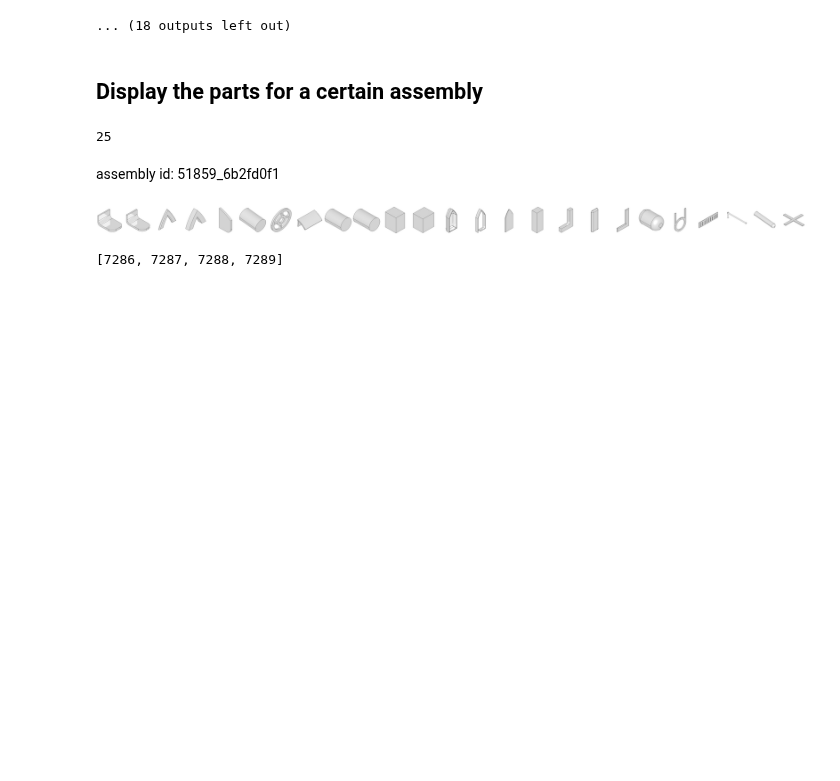
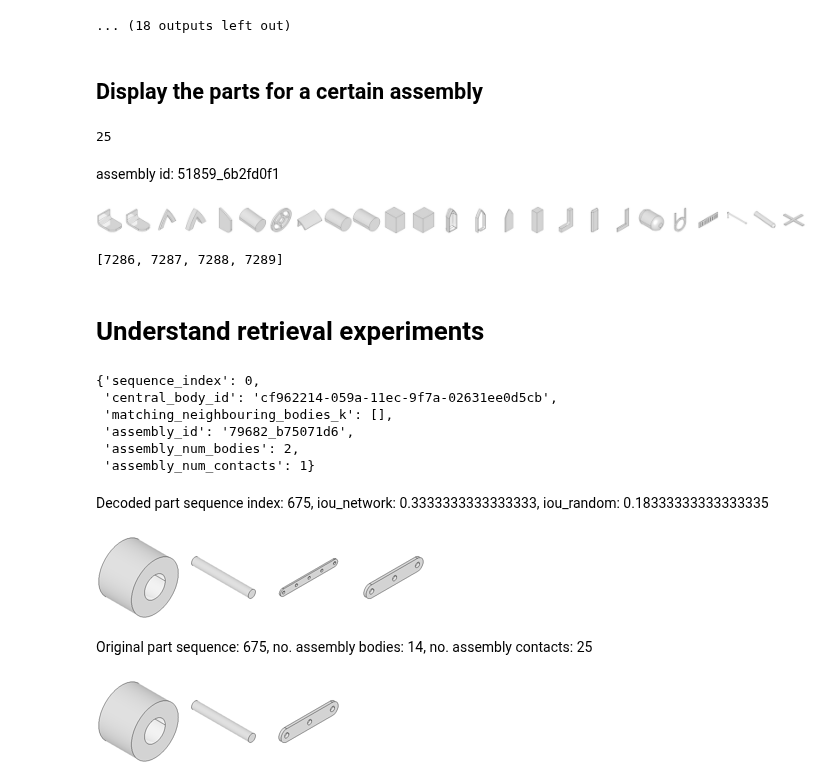
Before and after one commit to gymbeijing/mechanism-identification-public, a Jupyter notebook: search_parts.ipynb, the cells around one changed output. Drawn from its saved outputs; the diff is of its cells as text; code cells hidden in the pictures; blank space fills up the shorter version.

Commit message:
Wrote retrieval result display notebook cell

```diff
--- a/search_parts.ipynb
+++ b/search_parts.ipynb
@@ -222,4 +222,4 @@ def decode_seq_clip_emb_1(in_seq, head_number, all_norm_list):
 #         closest_emb_list.append(closest_emb_idx)
 #     all_rec_closest_emb_list.append(closest_emb_list)
 
-all_rec_closest_emb_list = decode_seq_1(rec_seq, 100, all_rec_norm_list)
+all_rec_closest_emb_list = decode_seq_1(rec_seq, 1000, all_rec_norm_list)
@@ -284,4 +234,4 @@ Closest distance: 0.1978447288274765
 #         closest_emb_list.append(closest_emb_idx)
 #     all_ori_closest_emb_list.append(closest_emb_list)
 
-all_ori_closest_emb_list = decode_seq_1(ori_seq, 100, all_ori_norm_list)
+all_ori_closest_emb_list = decode_seq_1(ori_seq, 1000, all_ori_norm_list)
@@ -1228,3 +1128,57 @@ indices
 aid_to_part_indice_map['114349_2774708d']
 # %% [output]
 [7286, 7287, 7288, 7289]
+# %% [markdown]
+# Understand retrieval experiments
+# %%
+results = load_json("model_outputs/result_retrieve_1.json")
+# %%
+results[0]
+# %% [output]
+{'sequence_index': 0,
+ 'central_body_id': 'cf962214-059a-11ec-9f7a-02631ee0d5cb',
+ 'matching_neighbouring_bodies_k': [],
+ 'assembly_id': '79682_b75071d6',
+ 'assembly_num_bodies': 2,
+ 'assembly_num_contacts': 1}
+# %%
+vid = '00'
+valid_indices = []
+
+for seq in results:
+    if len(seq["matching_neighbouring_bodies_k"]) > 0:
+        valid_indices.append(seq["sequence_index"])
+# %%
+index = 99
+sequence_index = valid_indices[index]
+result = results[sequence_index]
+result_aid = result["assembly_id"]
+result_c_body_id = result["central_body_id"]
+result_neigh_bodies = result["matching_neighbouring_bodies_k"][0]["matching_neighboring_bodies"]
+result_iou_network = result["matching_neighbouring_bodies_k"][0]["iou_network"]
+result_iou_random = result["matching_neighbouring_bodies_k"][0]["random_baseline_iou"]
+result_a_size = result["assembly_num_bodies"]
+result_contacts = result["assembly_num_contacts"]
+
+img_name_list = []
+img_name_list.append(f"./raw_data/{vid}/0000_{result_aid}_{result_c_body_id}_0000_00{vid}.png")
+
+for result_neigh_body_id in result_neigh_bodies:
+    img_name = f"./raw_data/{vid}/0000_{result_aid}_{result_neigh_body_id}_0000_00{vid}.png"
+    img_name_list.append(img_name)
+
+display_image_grid(f'Decoded part sequence index: {valid_indices[index]}, iou_network: {result_iou_network}, iou_random: {result_iou_random}', img_name_list)
+
+img_md_list = []
+for img_idx in all_ori_closest_emb_list[sequence_index]:
+    img_md = all_md[img_idx]
+    img_md_list.append(img_md)
+
+img_name_list = extend_metadata_to_filepath(img_md_list, vid)
+
+display_image_grid(f'Original part sequence: {sequence_index}, no. assembly bodies: {result_a_size}, no. assembly contacts: {result_contacts}', img_name_list)
+# %% [output]
+Decoded part sequence index: 675, iou_network: 0.3333333333333333, iou_random: 0.18333333333333335
+[figure, added]
+Original part sequence: 675, no. assembly bodies: 14, no. assembly contacts: 25
+[figure, added]
```
Also changed, not shown: parts of 4 cells of this notebook, 1 other file.
